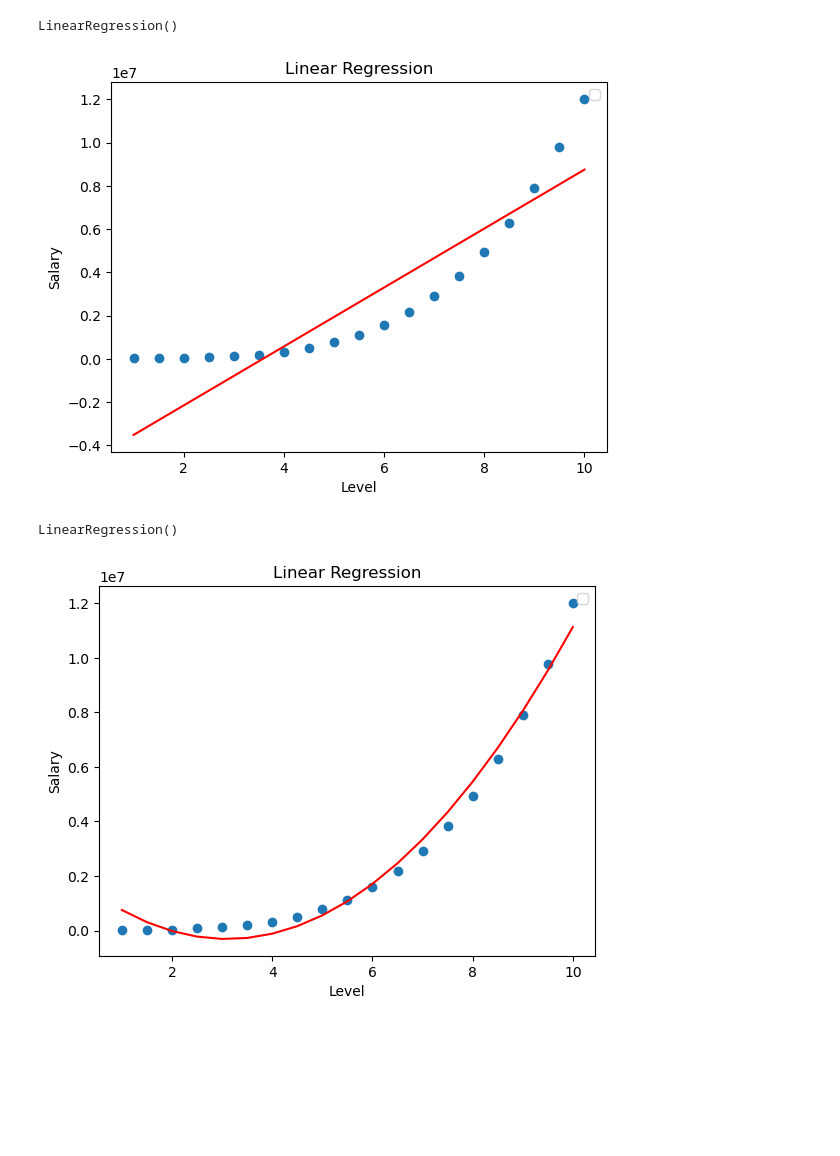
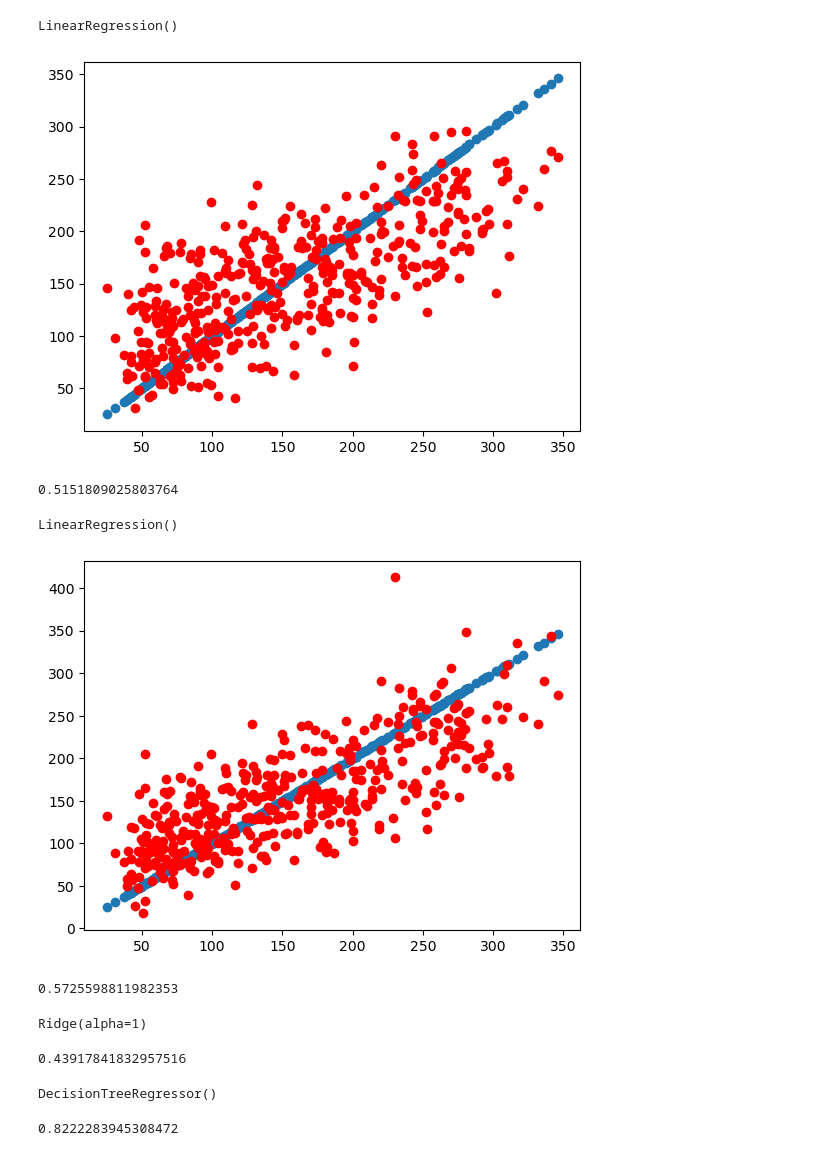
Before and after one commit to chaitanya3131/Machine-Learning-Practice, a Jupyter notebook: Polynomial_regression.ipynb, the cells around one changed output. Saved outputs shown, nothing was run; the diff lists cells and outputs as text; code cells hidden in the pictures; blank space fills up the shorter version.

Commit message:
polynomial Regression

```diff
--- a/Polynomial_regression.ipynb
+++ b/Polynomial_regression.ipynb
@@ -5,2 +8,4 @@ import seaborn as sns
 # %%
-df=pd.read_csv(r"C:\Users\CHAIT\OneDrive\Desktop\TE\Machine Learning\Dataset\Polynomial_Regression_Dataset.csv")
+data=load_diabetes(as_frame=True)
+x=data.data
+y=data.target
@@ -26,6 +12,3 @@ df.head()
-# %%
-x=df[['Level']]
-y=df['Salary']
 # %%
 from sklearn.model_selection import train_test_split
 x_train,x_test,y_train,y_test=train_test_split(x,y,test_size=0.2,random_state=42)
@@ -44,15 +18,16 @@ lr.fit(x_train,y_train)
 # %% [output]
 LinearRegression()
 # %%
-plt.scatter(x,y)
-plt.plot(x,lr.predict(x),color='red')
-plt.legend()
-plt.xlabel("Level")
-plt.ylabel("Salary")
-plt.title("Linear Regression")
+
+plt.scatter(y,y)
+plt.scatter(y,lr.predict(x),color='red')
 plt.show()
 # %% [output]
-[figure, old version]
+[figure, new version]
+# %%
+r2_score(y,lr.predict(x))
+# %% [output]
+0.5151809025803764
 # %%
 from sklearn.preprocessing import PolynomialFeatures
 p=PolynomialFeatures(degree=2)
@@ -61,12 +39,14 @@ lr.fit(x_poly,y)
 # %% [output]
 LinearRegression()
 # %%
-plt.scatter(x,y)
-plt.plot(x,lr.predict(x_poly),color='red')
-plt.legend()
-plt.xlabel("Level")
-plt.ylabel("Salary")
-plt.title("Linear Regression")
+
+x_poly=p.transform(x)
+plt.scatter(y,y)
+plt.scatter(y,lr2.predict(x_poly),color='red')
 plt.show()
 # %% [output]
-[figure, old version]
+[figure, new version]
+# %%
+r2_score(y,lr2.predict(x_poly))
+# %% [output]
+0.5725598811982353
@@ -72,0 +55,20 @@ plt.show()
+# %%
+r=Ridge(alpha=1)
+r.fit(x_train,y_train)
+# %% [output]
+Ridge(alpha=1)
+# %%
+r2_score(y,r.predict(x))
+# %% [output]
+0.43917841832957516
+# %%
+from sklearn.tree import DecisionTreeRegressor
+
+t=DecisionTreeRegressor()
+t.fit(x_train,y_train)
+# %% [output]
+DecisionTreeRegressor()
+# %%
+r2_score(y,t.predict(x))
+# %% [output]
+0.8222283945308472
```
Also changed, not shown: parts of 9 cells of this notebook.
